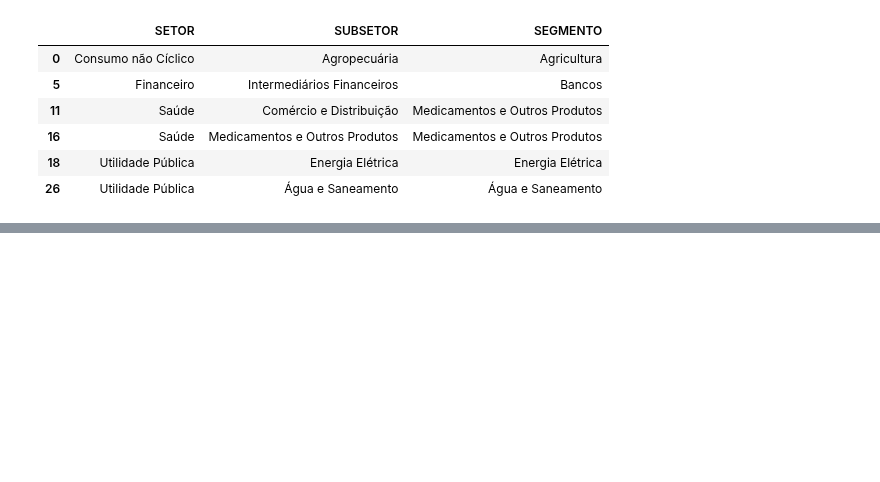
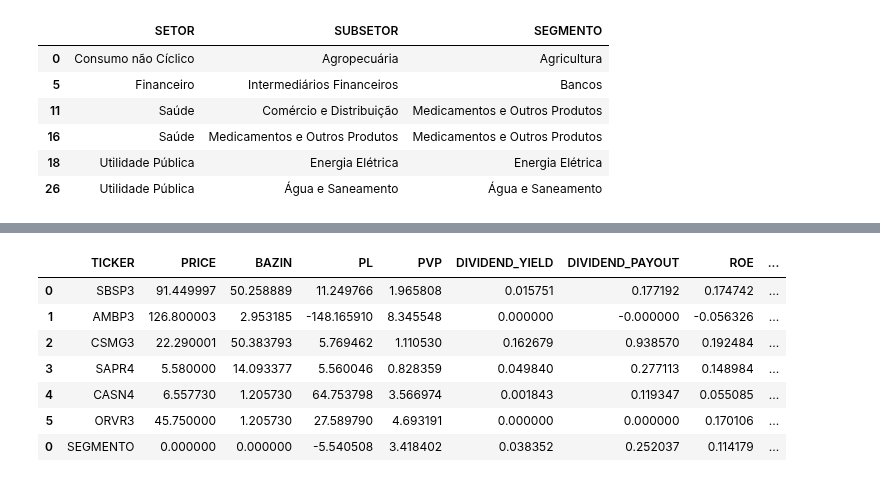
Before and after one commit to boa50/investment-analysis-etl, a Jupyter notebook: analysis/stock-analysis.ipynb, the cells around one changed output, grey strips where cells are left out. Cells and saved outputs as stored; diff of their text form; code cells hidden in the pictures; blank space fills up the shorter version.

```diff
--- a/analysis/stock-analysis.ipynb
+++ b/analysis/stock-analysis.ipynb
@@ -40 +25,12 @@ measures.get_latest_values_by_segmento("Energia Elétrica")
+# %%
+measures.get_latest_values_by_segmento("Água e Saneamento")
+# %% [output]
+|  | TICKER | PRICE | BAZIN | PL | PVP | DIVIDEND_YIELD | DIVIDEND_PAYOUT | ROE | ... |
+| 0 | SBSP3 | 91.449997 | 50.258889 | 11.249766 | 1.965808 | 0.015751 | 0.177192 | 0.174742 | ... |
+| 1 | AMBP3 | 126.800003 | 2.953185 | -148.165910 | 8.345548 | 0.000000 | -0.000000 | -0.056326 | ... |
+| 2 | CSMG3 | 22.290001 | 50.383793 | 5.769462 | 1.110530 | 0.162679 | 0.938570 | 0.192484 | ... |
+| 3 | SAPR4 | 5.580000 | 14.093377 | 5.560046 | 0.828359 | 0.049840 | 0.277113 | 0.148984 | ... |
+| 4 | CASN4 | 6.557730 | 1.205730 | 64.753798 | 3.566974 | 0.001843 | 0.119347 | 0.055085 | ... |
+| 5 | ORVR3 | 45.750000 | 1.205730 | 27.589790 | 4.693191 | 0.000000 | 0.000000 | 0.170106 | ... |
+| 0 | SEGMENTO | 0.000000 | 0.000000 | -5.540508 | 3.418402 | 0.038352 | 0.252037 | 0.114179 | ... |
 # %%
```
Also changed, not shown: parts of 4 cells of this notebook, 1 other file.
